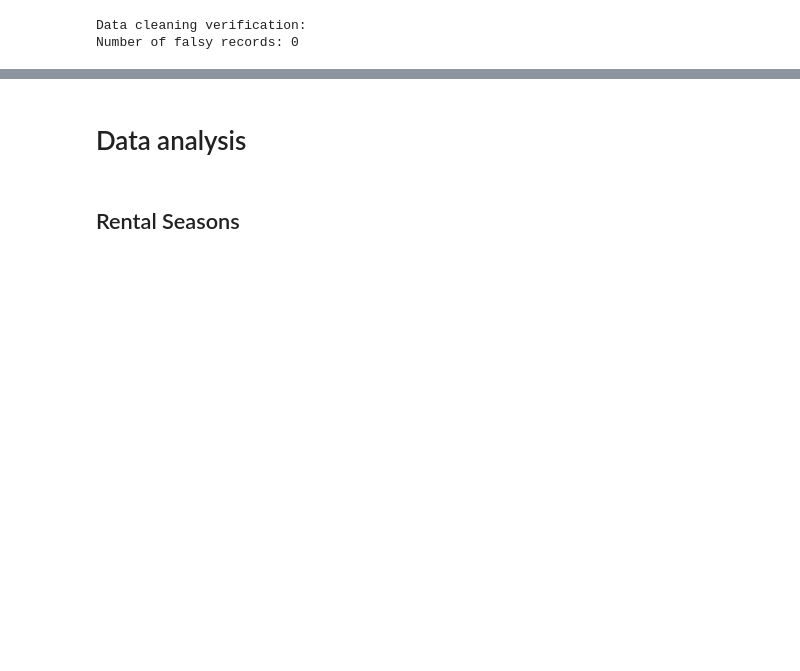
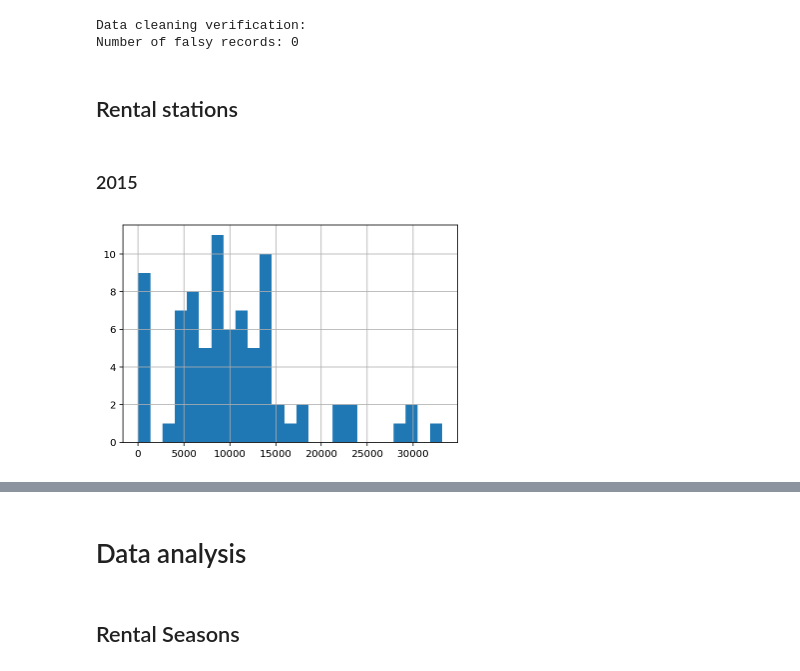
Before and after one commit to mariuszrokita/bike-sharing-demand, a Jupyter notebook: notebooks/wroclawski-rower-miejski/initial-data-exploration.ipynb, the cells around one changed output, grey strips where cells are left out. Drawn from its saved outputs; the diff is of its cells as text; code cells hidden in the pictures; blank space fills up the shorter version.

Commit message:
Analysis of rental stations and return stations.

```diff
--- a/notebooks/wroclawski-rower-miejski/initial-data-exploration.ipynb
+++ b/notebooks/wroclawski-rower-miejski/initial-data-exploration.ipynb
@@ -143,3 +143,11 @@ print("Number of falsy records: {}".format(len(rentals2016_df[ rentals2016_df["D
 # %% [output]
 Data cleaning verification:
 Number of falsy records: 0
+# %% [markdown]
+## Rental stations
+# %% [markdown]
+### 2015
+# %%
+rentals2015_df.groupby(['Stacja wynajmu']).size().hist(bins=25);
+# %% [output]
+[figure, added]
```
Also changed, not shown: parts of 20 cells of this notebook.
